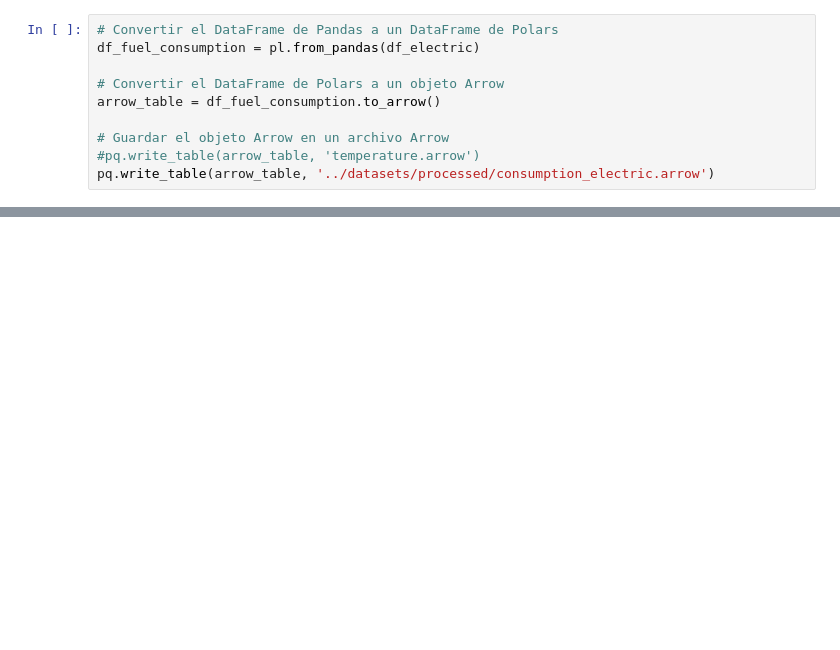
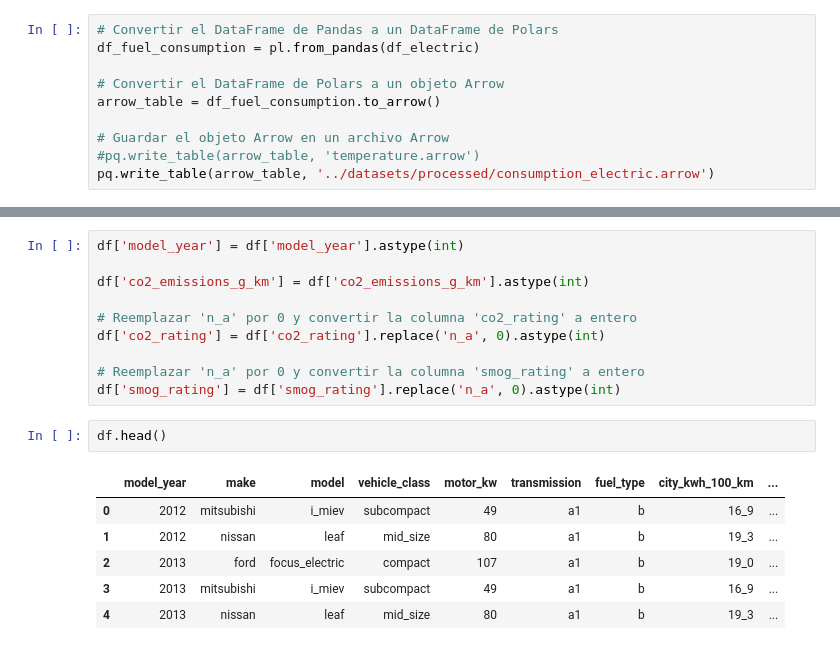
Before and after one commit to clblommberg/MVP_ML_TransporteNY, a Jupyter notebook: notebooks/01_Scraping.ipynb, the cells around one changed output, grey strips where cells are left out. Saved outputs shown, nothing was run; the diff lists cells and outputs as text; blank space fills up the shorter version.

```diff
--- a/notebooks/01_Scraping.ipynb
+++ b/notebooks/01_Scraping.ipynb
@@ -1481,0 +1542,19 @@ else:
+# %%
+df['model_year'] = df['model_year'].astype(int)
+
+df['co2_emissions_g_km'] = df['co2_emissions_g_km'].astype(int)
+
+# Reemplazar 'n_a' por 0 y convertir la columna 'co2_rating' a entero
+df['co2_rating'] = df['co2_rating'].replace('n_a', 0).astype(int)
+
+# Reemplazar 'n_a' por 0 y convertir la columna 'smog_rating' a entero
+df['smog_rating'] = df['smog_rating'].replace('n_a', 0).astype(int)
+# %%
+df.head()
+# %% [output]
+|  | model_year | make | model | vehicle_class | motor_kw | transmission | fuel_type | city_kwh_100_km | ... |
+| 0 | 2012 | mitsubishi | i_miev | subcompact | 49 | a1 | b | 16_9 | ... |
+| 1 | 2012 | nissan | leaf | mid_size | 80 | a1 | b | 19_3 | ... |
+| 2 | 2013 | ford | focus_electric | compact | 107 | a1 | b | 19_0 | ... |
+| 3 | 2013 | mitsubishi | i_miev | subcompact | 49 | a1 | b | 16_9 | ... |
+| 4 | 2013 | nissan | leaf | mid_size | 80 | a1 | b | 19_3 | ... |
```
Also changed, not shown: parts of 12 cells of this notebook, 11 other files.
